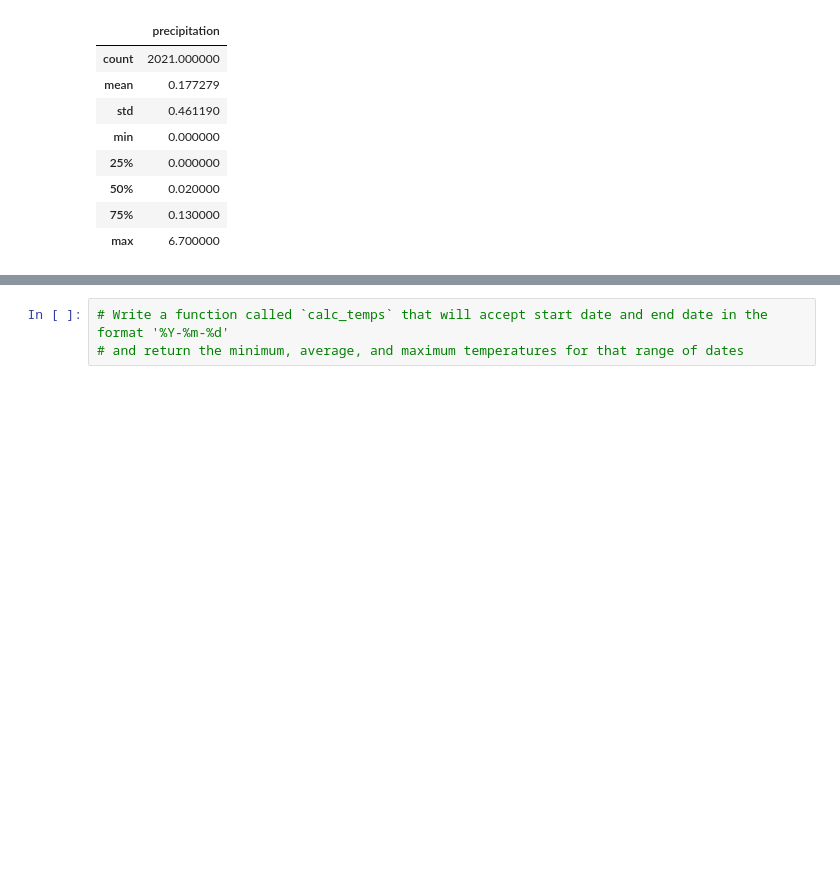
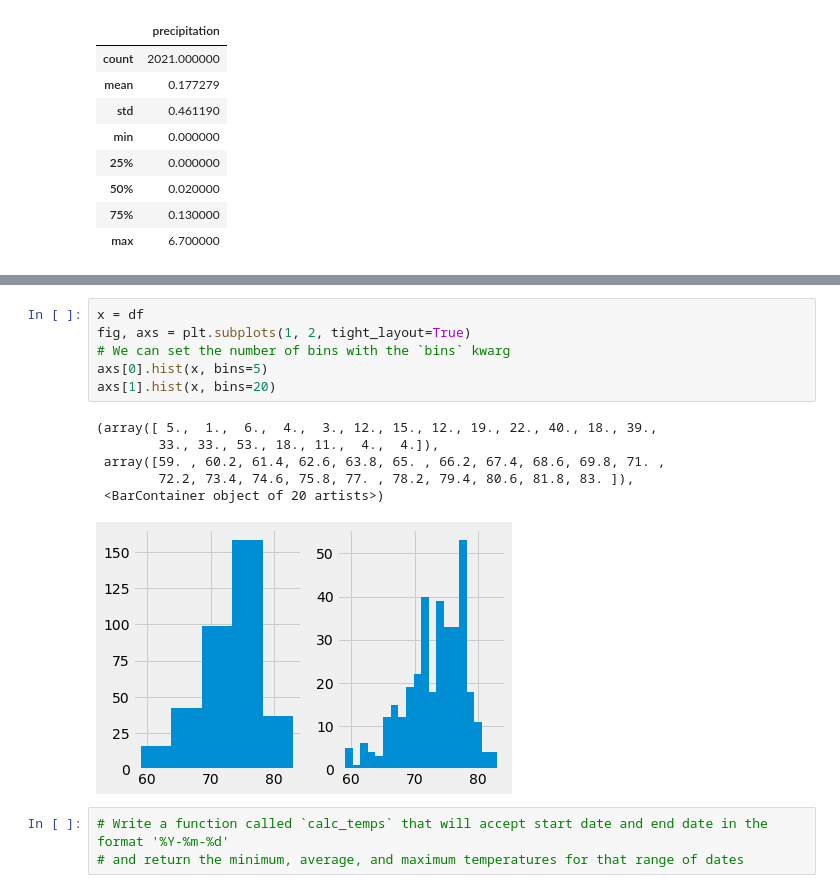
Before and after one commit to Izhakfc/surfs_up, a Jupyter notebook: climate_analysis.ipynb, the cells around one changed output, grey strips where cells are left out. Cells and saved outputs as stored; diff of their text form; blank space fills up the shorter version.

```diff
--- a/climate_analysis.ipynb
+++ b/climate_analysis.ipynb
@@ -106,3 +170,16 @@ df.describe()
+# %%
+x = df
+fig, axs = plt.subplots(1, 2, tight_layout=True)
+# We can set the number of bins with the `bins` kwarg
+axs[0].hist(x, bins=5)
+axs[1].hist(x, bins=20)
+# %% [output]
+(array([ 5.,  1.,  6.,  4.,  3., 12., 15., 12., 19., 22., 40., 18., 39.,
+        33., 33., 53., 18., 11.,  4.,  4.]),
+ array([59. , 60.2, 61.4, 62.6, 63.8, 65. , 66.2, 67.4, 68.6, 69.8, 71. ,
+        72.2, 73.4, 74.6, 75.8, 77. , 78.2, 79.4, 80.6, 81.8, 83. ]),
+ <BarContainer object of 20 artists>)
+[figure, added]
 # %%
 # Write a function called `calc_temps` that will accept start date and end date in the format '%Y-%m-%d'
 # and return the minimum, average, and maximum temperatures for that range of dates
```
Also changed, not shown: parts of 7 cells of this notebook.
